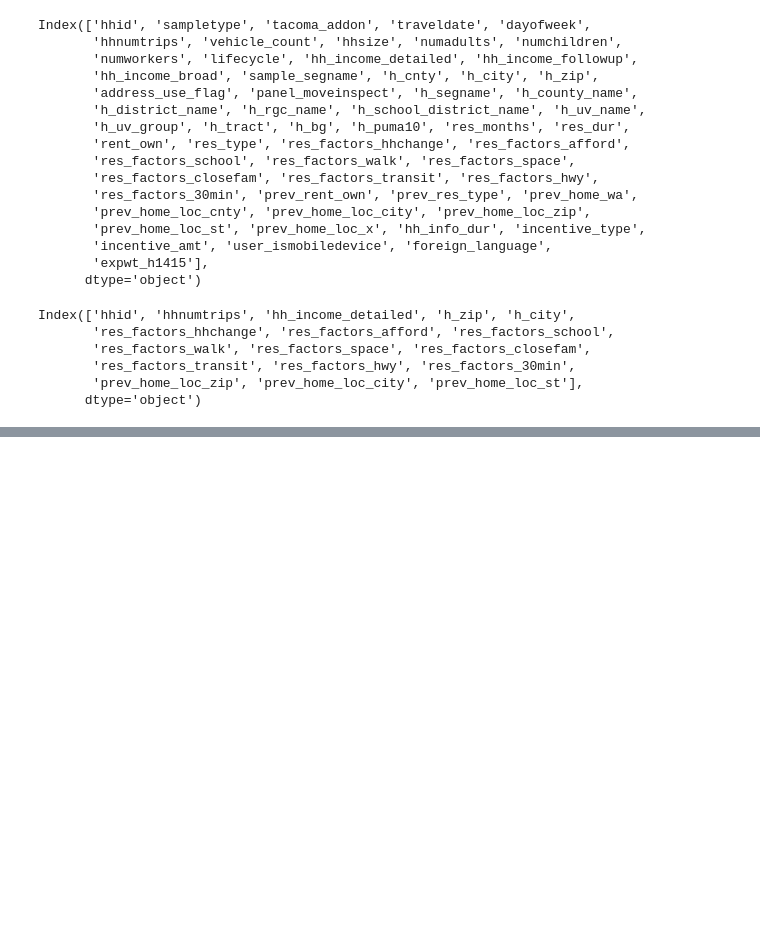
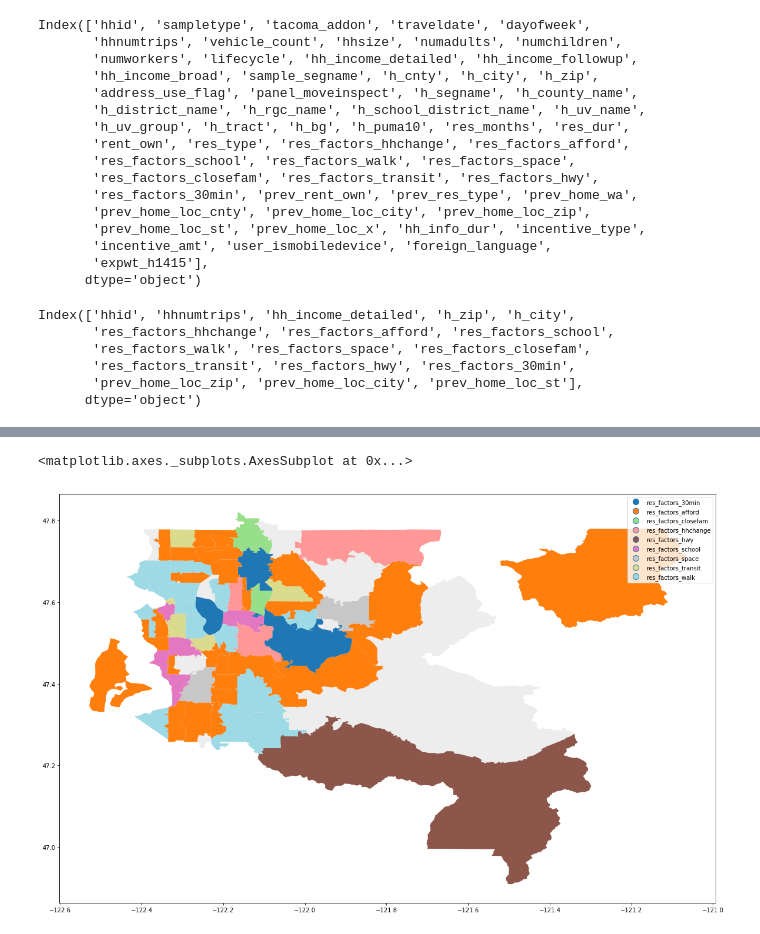
Before and after one commit to geeoffgoond/PROJECT, a Jupyter notebook: project.ipynb, the cells around one changed output, grey strips where cells are left out. Saved outputs shown, nothing was run; the diff lists cells and outputs as text; code cells hidden in the pictures; blank space fills up the shorter version.

```diff
--- a/project.ipynb
+++ b/project.ipynb
@@ -63,0 +377,9 @@ HTTPError: HTTP Error 404: Not Found
+# %%
+#step one: getting map info
+compressedMap=os.path.join(folderData,'WaZipsMap.zip')
+
+import geopandas as gpd
+
+waZipMap = gpd.GeoDataFrame.from_file(compressedMap)
+
+waZipMap.head()
@@ -63,0 +402,8 @@ HTTPError: HTTP Error 404: Not Found
+# %%
+#different
+waZipMap.ZCTA5CE10=waZipMap.ZCTA5CE10.astype(int) #setting to int
+# %%
+#let's restrict map to just those counties we specified earlier
+#psZips.zip.astype(int) #making sure it's the same type of data
+waZipMap=waZipMap[(waZipMap.ZCTA5CE10.isin(psZips.zip))]
+waZipMap
@@ -63,0 +429,11 @@ HTTPError: HTTP Error 404: Not Found
+# %%
+psMoveMap=waZipMap.merge(psMove, left_on='ZCTA5CE10', right_on='h_zip') ## merging data into shapefile
+# %%
+%matplotlib inline
+base = waZipMap.plot(color='#ededed',figsize=(20,13))
+
+#psrchhWAmap.plot(ax=base, color='pink')
+psMoveMap.plot(ax=base,column='factor1',cmap='tab20',categorical=True,legend=True)
+# %% [output]
+<matplotlib.axes._subplots.AxesSubplot at 0x...>
+[figure, added]
```
Also changed, not shown: parts of 35 cells of this notebook.
